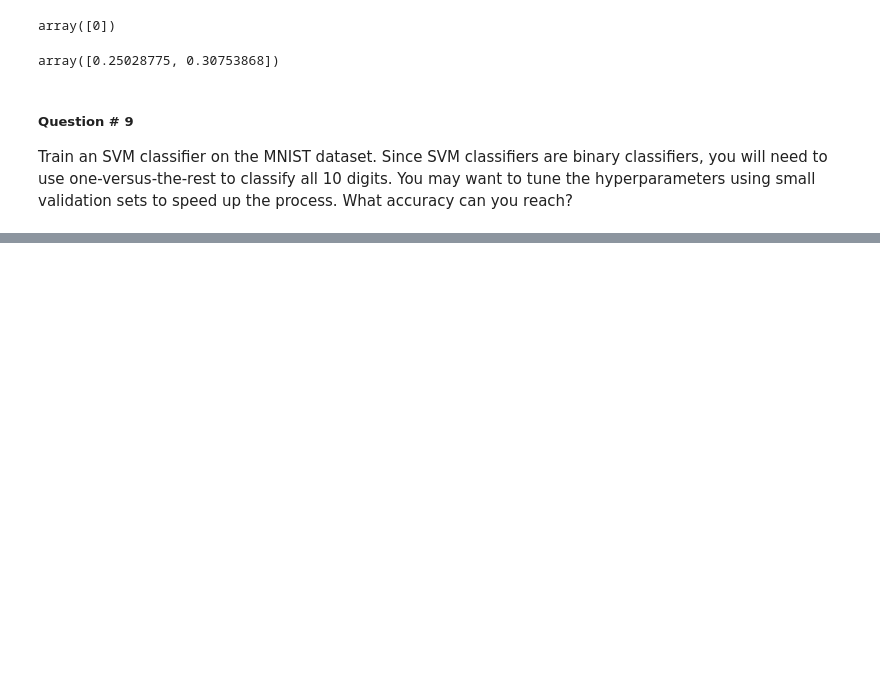
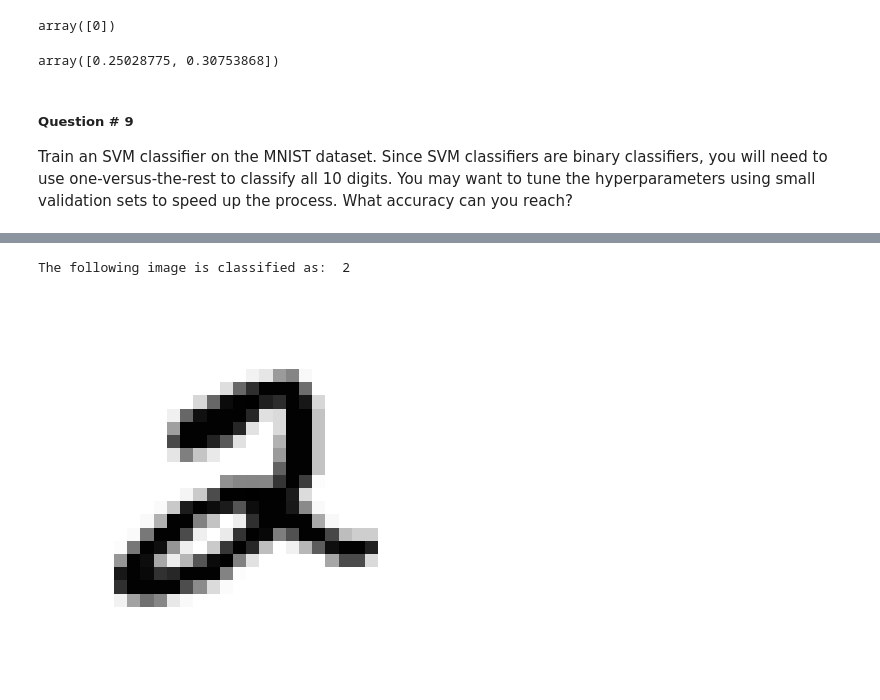
Before and after one commit to tahaftm/Hands-On-Machine-Learning-With-Scikit-Learn-and-Tensorflow, a Jupyter notebook: Chapter 5/Exercises/Solution.ipynb, the cells around one changed output, grey strips where cells are left out. Drawn from its saved outputs; the diff is of its cells as text; code cells hidden in the pictures; blank space fills up the shorter version.

```diff
--- a/Chapter 5/Exercises/Solution.ipynb
+++ b/Chapter 5/Exercises/Solution.ipynb
@@ -95,0 +116,14 @@ mnist = fetch_openml('mnist_784', version=1)
+# %%
+X = mnist['data']
+y=mnist['target']
+# %%
+def draw_image(index):
+    some_image = X.iloc[index, :].to_numpy().reshape(28,28)
+    plt.imshow(some_image, cmap='binary')
+    plt.axis('off')
+    print("The following image is classified as: ", y[index])
+# %%
+draw_image(5)
+# %% [output]
+The following image is classified as:  2
+[figure, added]
```
Also changed, not shown: parts of 7 cells of this notebook.
